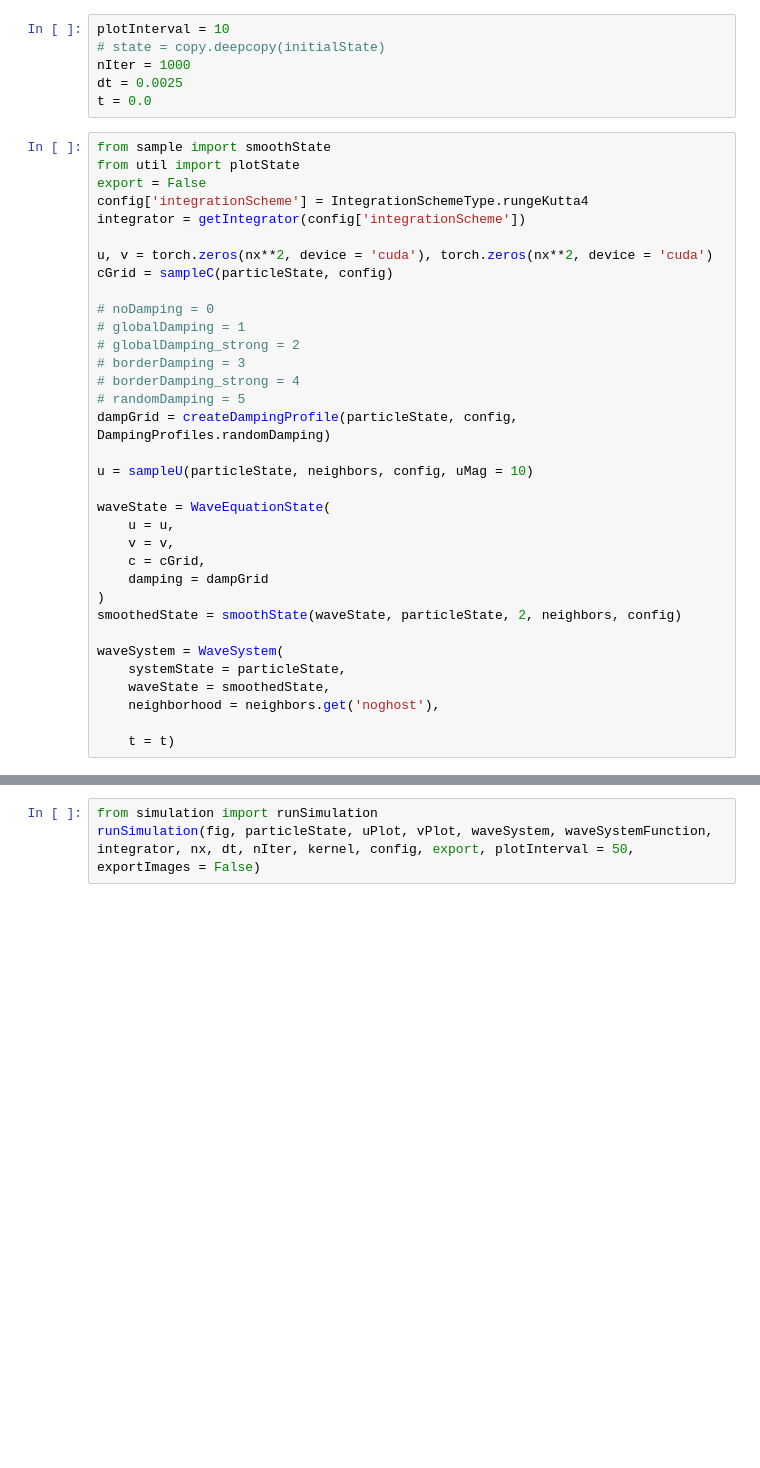
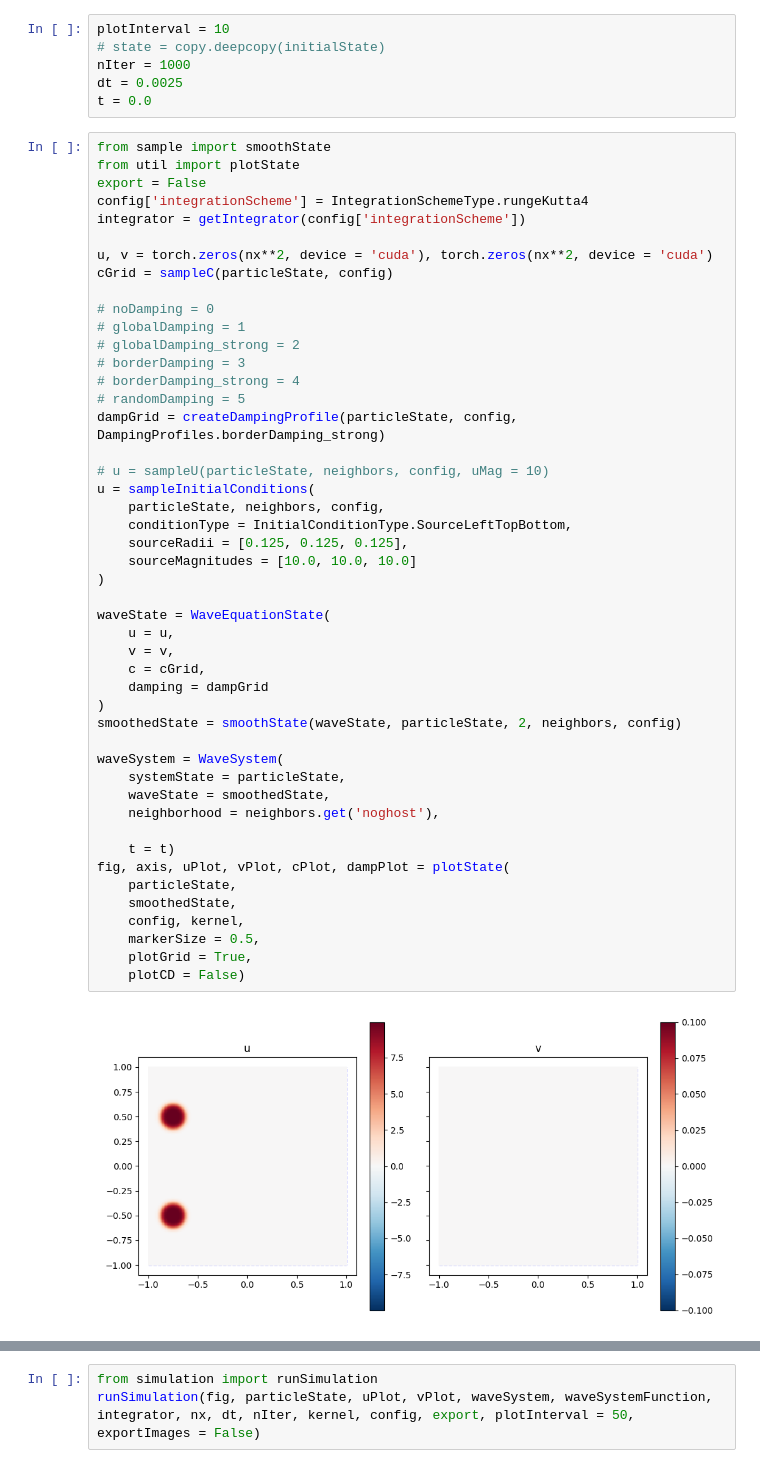
Before and after one commit to tum-pbs/diffSPH, a Jupyter notebook: waveEquation/waveEquationCases.ipynb, the cells around one changed output, grey strips where cells are left out. Saved outputs shown, nothing was run; the diff lists cells and outputs as text; blank space fills up the shorter version.

```diff
--- a/waveEquation/waveEquationCases.ipynb
+++ b/waveEquation/waveEquationCases.ipynb
@@ -215,35 +316,50 @@ from sample import smoothState
 from util import plotState
 export = False
 config['integrationScheme'] = IntegrationSchemeType.rungeKutta4
 integrator = getIntegrator(config['integrationScheme'])
 
 u, v = torch.zeros(nx**2, device = 'cuda'), torch.zeros(nx**2, device = 'cuda')
 cGrid = sampleC(particleState, config)
 
 # noDamping = 0
 # globalDamping = 1
 # globalDamping_strong = 2
 # borderDamping = 3
 # borderDamping_strong = 4
 # randomDamping = 5
-dampGrid = createDampingProfile(particleState, config, DampingProfiles.randomDamping)
+dampGrid = createDampingProfile(particleState, config, DampingProfiles.borderDamping_strong)
 
-u = sampleU(particleState, neighbors, config, uMag = 10)
+# u = sampleU(particleState, neighbors, config, uMag = 10)
+u = sampleInitialConditions(
+    particleState, neighbors, config,
+    conditionType = InitialConditionType.SourceLeftTopBottom,
+    sourceRadii = [0.125, 0.125, 0.125],
+    sourceMagnitudes = [10.0, 10.0, 10.0]
+)
 
 waveState = WaveEquationState(
     u = u,
     v = v,
     c = cGrid,
     damping = dampGrid
 )
 smoothedState = smoothState(waveState, particleState, 2, neighbors, config)
 
 waveSystem = WaveSystem(
     systemState = particleState,
     waveState = smoothedState,
     neighborhood = neighbors.get('noghost'),
 
     t = t)
+fig, axis, uPlot, vPlot, cPlot, dampPlot = plotState(
+    particleState,
+    smoothedState,
+    config, kernel,
+    markerSize = 0.5,
+    plotGrid = True,
+    plotCD = False)
+# %% [output]
+[figure, added]
 # %%
 fig, axis, uPlot, vPlot, cPlot, dampPlot = plotState(
     particleState,
```
Also changed, not shown: parts of 2 cells of this notebook.
